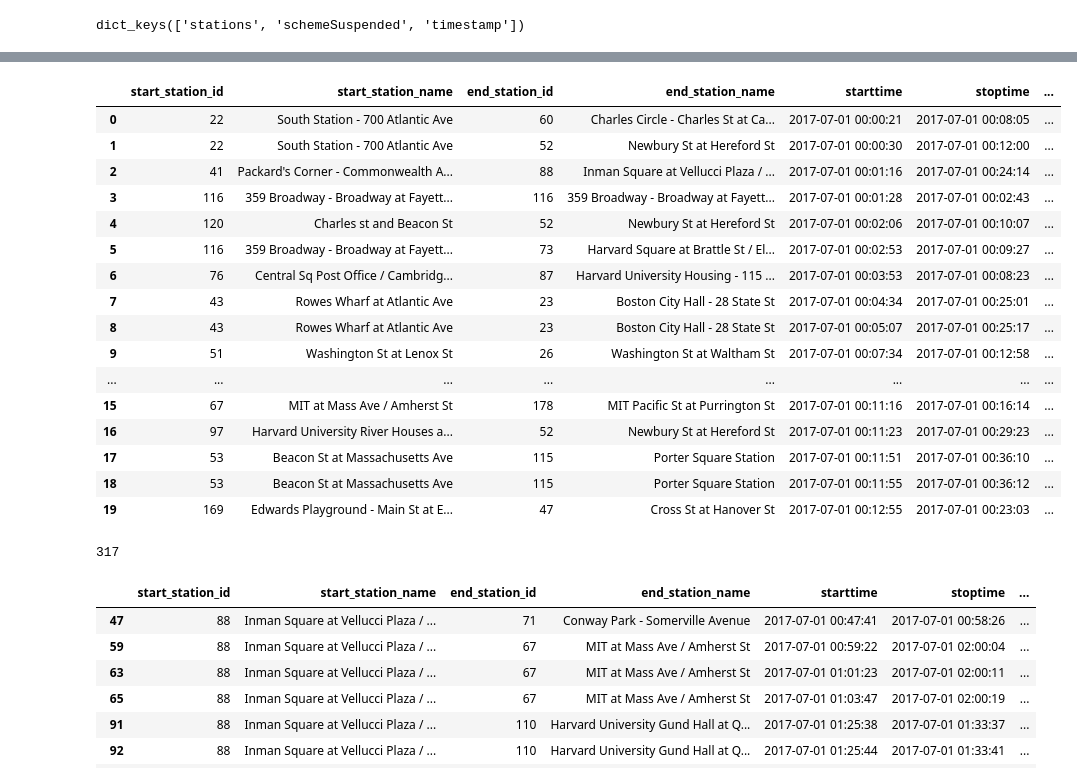
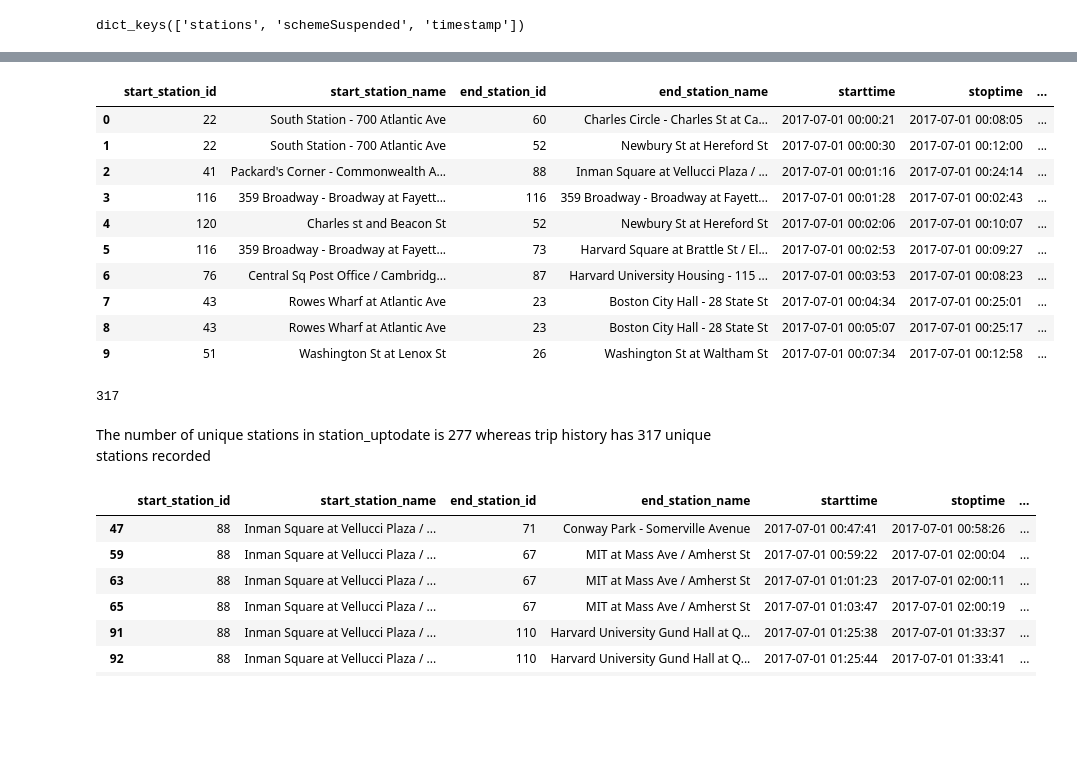
Before and after one commit to euniceky/BOS_BlueBike_Predictions, a Jupyter notebook: Capstone_Ch5_Wrangling.ipynb, the cells around one changed output, grey strips where cells are left out. Drawn from its saved outputs; the diff is of its cells as text; code cells hidden in the pictures; blank space fills up the shorter version.

```diff
--- a/Capstone_Ch5_Wrangling.ipynb
+++ b/Capstone_Ch5_Wrangling.ipynb
@@ -495,26 +456,22 @@ memory usage: 13.1+ KB
 tripsimple=tripdf[["start_station_id", "start_station_name","end_station_id", "end_station_name","starttime", "stoptime", "tripduration", "bikeid", "usertype", "birth_year"]]
 # %%
-tripsimple.head(20)
+tripsimple.head(10)
 # %% [output]
 |  | start_station_id | start_station_name | end_station_id | end_station_name | starttime | stoptime | ... |
 | 0 | 22 | South Station - 700 Atlantic Ave | 60 | Charles Circle - Charles St at Ca... | 2017-07-01 00:00:21 | 2017-07-01 00:08:05 | ... |
 | 1 | 22 | South Station - 700 Atlantic Ave | 52 | Newbury St at Hereford St | 2017-07-01 00:00:30 | 2017-07-01 00:12:00 | ... |
 | 2 | 41 | Packard's Corner - Commonwealth A... | 88 | Inman Square at Vellucci Plaza / ... | 2017-07-01 00:01:16 | 2017-07-01 00:24:14 | ... |
 | 3 | 116 | 359 Broadway - Broadway at Fayett... | 116 | 359 Broadway - Broadway at Fayett... | 2017-07-01 00:01:28 | 2017-07-01 00:02:43 | ... |
 | 4 | 120 | Charles st and Beacon St | 52 | Newbury St at Hereford St | 2017-07-01 00:02:06 | 2017-07-01 00:10:07 | ... |
 | 5 | 116 | 359 Broadway - Broadway at Fayett... | 73 | Harvard Square at Brattle St / El... | 2017-07-01 00:02:53 | 2017-07-01 00:09:27 | ... |
 | 6 | 76 | Central Sq Post Office / Cambridg... | 87 | Harvard University Housing - 115 ... | 2017-07-01 00:03:53 | 2017-07-01 00:08:23 | ... |
 | 7 | 43 | Rowes Wharf at Atlantic Ave | 23 | Boston City Hall - 28 State St | 2017-07-01 00:04:34 | 2017-07-01 00:25:01 | ... |
 | 8 | 43 | Rowes Wharf at Atlantic Ave | 23 | Boston City Hall - 28 State St | 2017-07-01 00:05:07 | 2017-07-01 00:25:17 | ... |
 | 9 | 51 | Washington St at Lenox St | 26 | Washington St at Waltham St | 2017-07-01 00:07:34 | 2017-07-01 00:12:58 | ... |
-| ... | ... | ... | ... | ... | ... | ... | ... |
-| 15 | 67 | MIT at Mass Ave / Amherst St | 178 | MIT Pacific St at Purrington St | 2017-07-01 00:11:16 | 2017-07-01 00:16:14 | ... |
-| 16 | 97 | Harvard University River Houses a... | 52 | Newbury St at Hereford St | 2017-07-01 00:11:23 | 2017-07-01 00:29:23 | ... |
-| 17 | 53 | Beacon St at Massachusetts Ave | 115 | Porter Square Station | 2017-07-01 00:11:51 | 2017-07-01 00:36:10 | ... |
-| 18 | 53 | Beacon St at Massachusetts Ave | 115 | Porter Square Station | 2017-07-01 00:11:55 | 2017-07-01 00:36:12 | ... |
-| 19 | 169 | Edwards Playground - Main St at E... | 47 | Cross St at Hanover St | 2017-07-01 00:12:55 | 2017-07-01 00:23:03 | ... |
 # %%
 tripsimple.start_station_id.nunique()
 # %% [output]
 317
+# %% [markdown]
+The number of unique stations in station_uptodate is 277 whereas trip history has 317 unique stations recorded
 # %%
```
Also changed, not shown: parts of 79 cells of this notebook.
